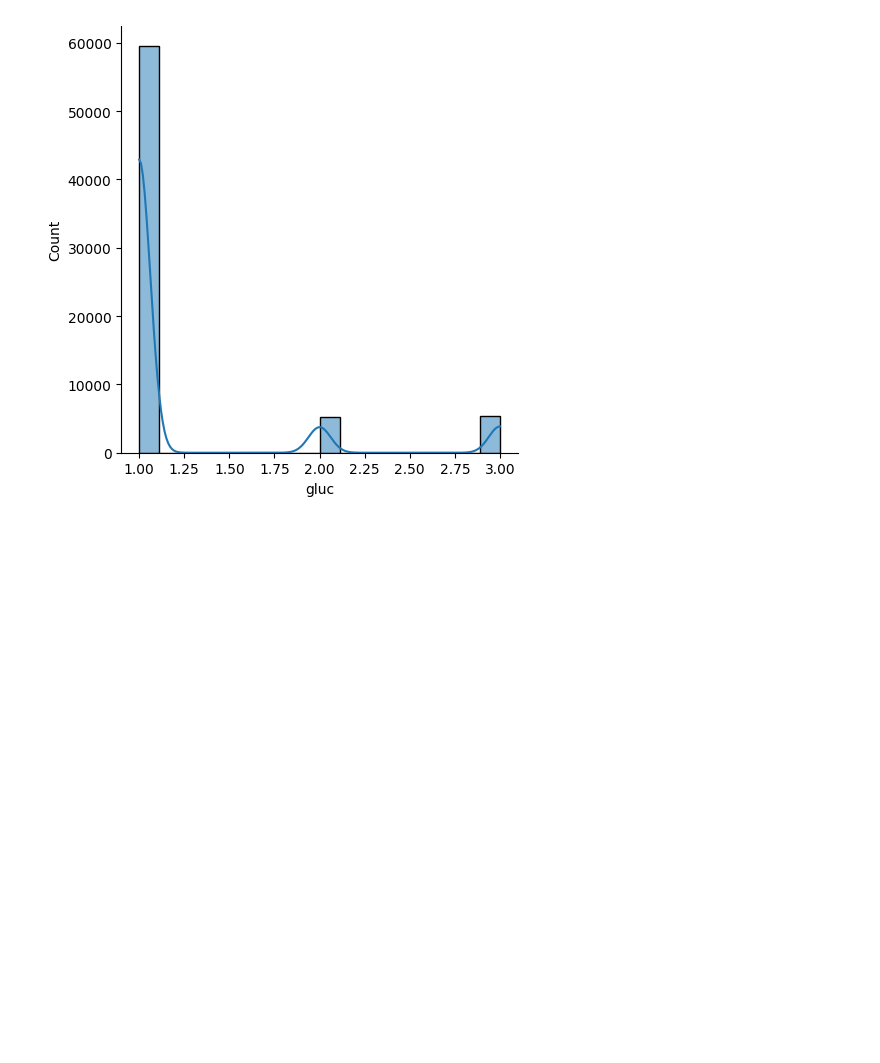
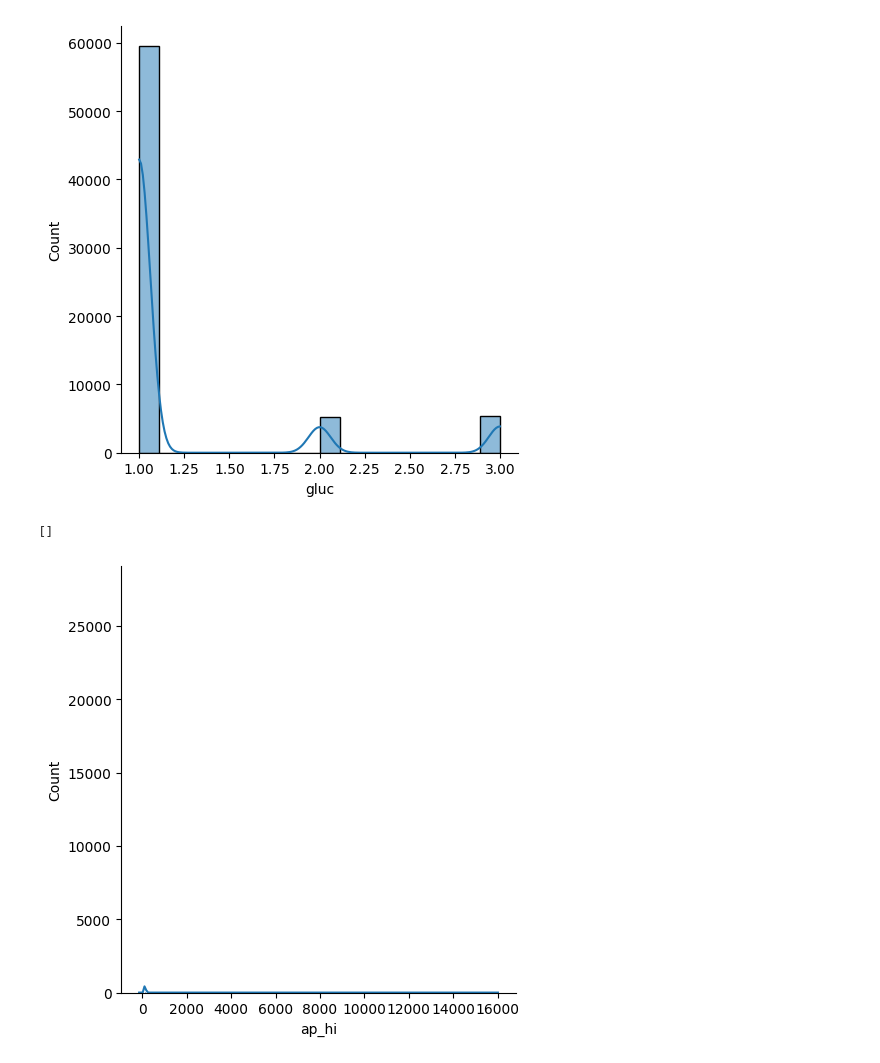
Before and after one commit to SKoushick/CardioVascularDisease_Analysis, a Jupyter notebook: Cardio_ML_Analysis.ipynb, the cells around one changed output. Saved outputs shown, nothing was run; the diff lists cells and outputs as text; code cells hidden in the pictures; blank space fills up the shorter version.

```diff
--- a/Cardio_ML_Analysis.ipynb
+++ b/Cardio_ML_Analysis.ipynb
@@ -356,3 +356,9 @@ plt.plot()
 # %% [output]
 []
 [figure]
+# %%
+sns.displot(df['ap_hi'],kde=True)
+plt.plot()
+# %% [output]
+[]
+[figure, added]
```
